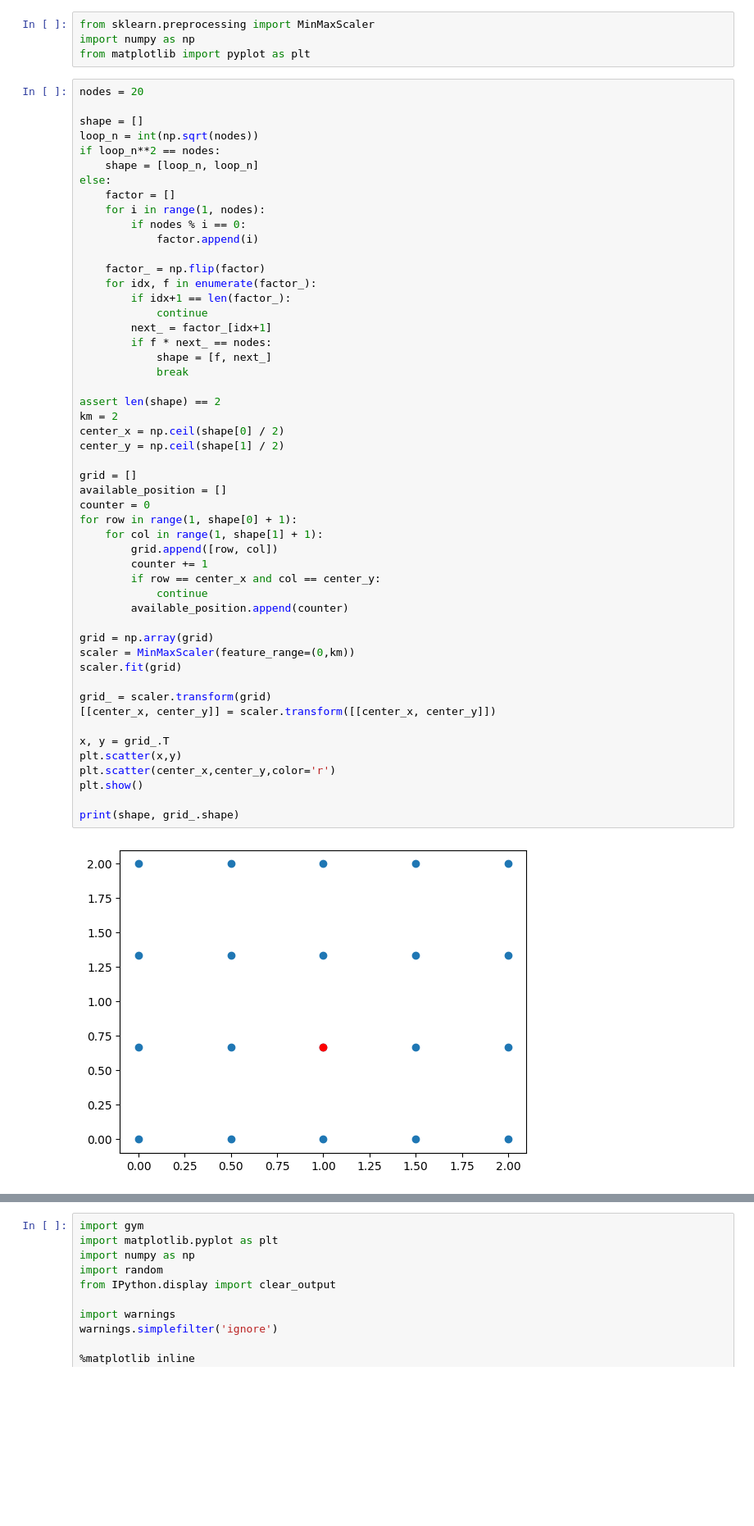
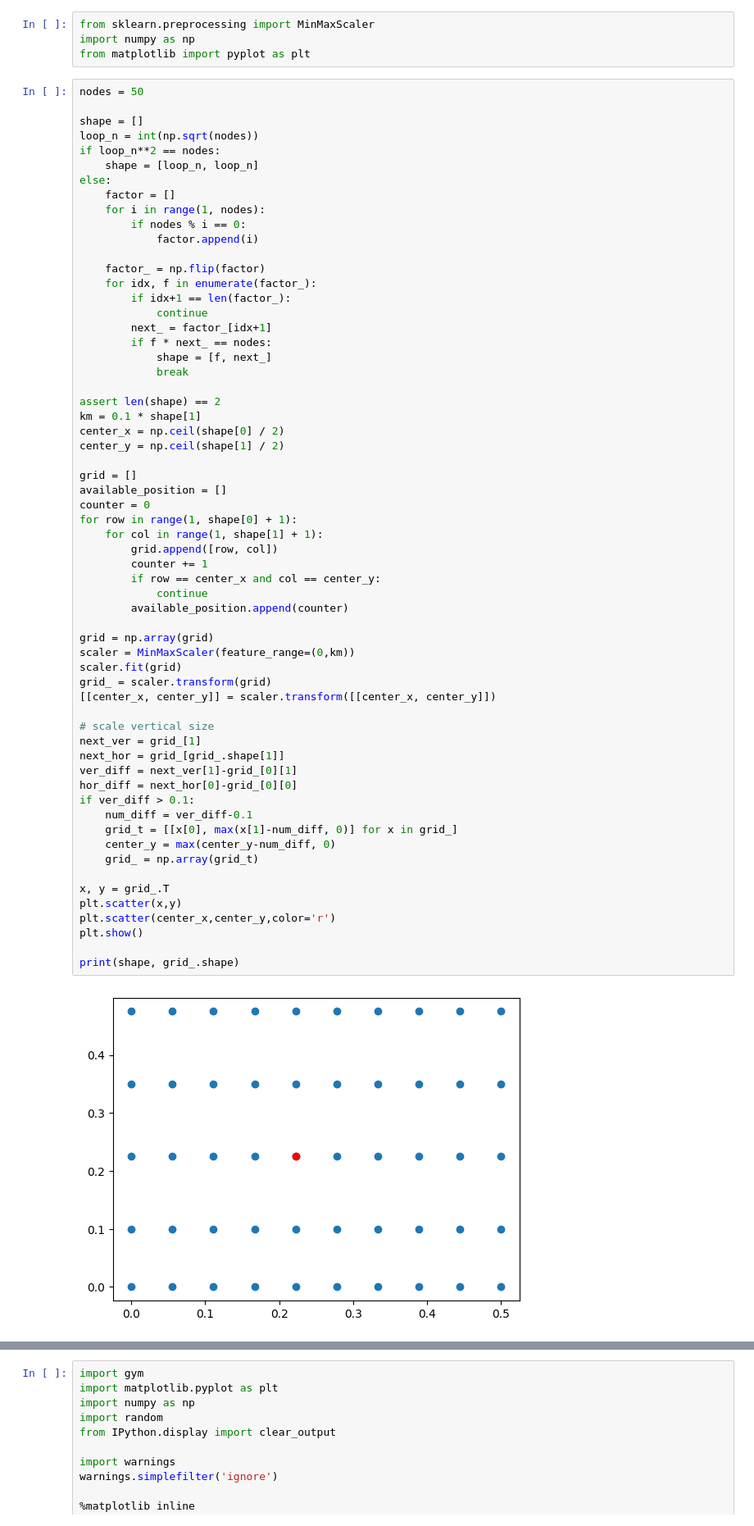
Before and after one commit to FXKevinK/iotlab-ed, a Jupyter notebook: test.ipynb, the cells around one changed output, grey strips where cells are left out. Shown at 82% size. Cells and saved outputs as stored; diff of their text form; blank space fills up the shorter version.

```diff
--- a/test.ipynb
+++ b/test.ipynb
@@ -3,7 +3,7 @@ from sklearn.preprocessing import MinMaxScaler
 import numpy as np
 from matplotlib import pyplot as plt
 # %%
-nodes = 20
+nodes = 50
 
 shape = []
 loop_n = int(np.sqrt(nodes))
@@ -25,33 +25,43 @@ else:
             break
 
 assert len(shape) == 2
-km = 2
+km = 0.1 * shape[1]
 center_x = np.ceil(shape[0] / 2)
 center_y = np.ceil(shape[1] / 2)
 
 grid = []
 available_position = []
 counter = 0
 for row in range(1, shape[0] + 1):
     for col in range(1, shape[1] + 1):
         grid.append([row, col])
         counter += 1
         if row == center_x and col == center_y:
             continue
         available_position.append(counter)
 
 grid = np.array(grid)
 scaler = MinMaxScaler(feature_range=(0,km))
 scaler.fit(grid)
-
 grid_ = scaler.transform(grid)
 [[center_x, center_y]] = scaler.transform([[center_x, center_y]])
+
+# scale vertical size
+next_ver = grid_[1]
+next_hor = grid_[grid_.shape[1]]
+ver_diff = next_ver[1]-grid_[0][1]
+hor_diff = next_hor[0]-grid_[0][0]
+if ver_diff > 0.1:
+    num_diff = ver_diff-0.1
+    grid_t = [[x[0], max(x[1]-num_diff, 0)] for x in grid_]
+    center_y = max(center_y-num_diff, 0)
+    grid_ = np.array(grid_t)
 
 x, y = grid_.T
 plt.scatter(x,y)
 plt.scatter(center_x,center_y,color='r')
 plt.show()
 
 print(shape, grid_.shape)
 # %% [output]
-[figure, old version]
+[figure, new version]
```
Also changed, not shown: parts of 16 cells of this notebook, 38 other files.
